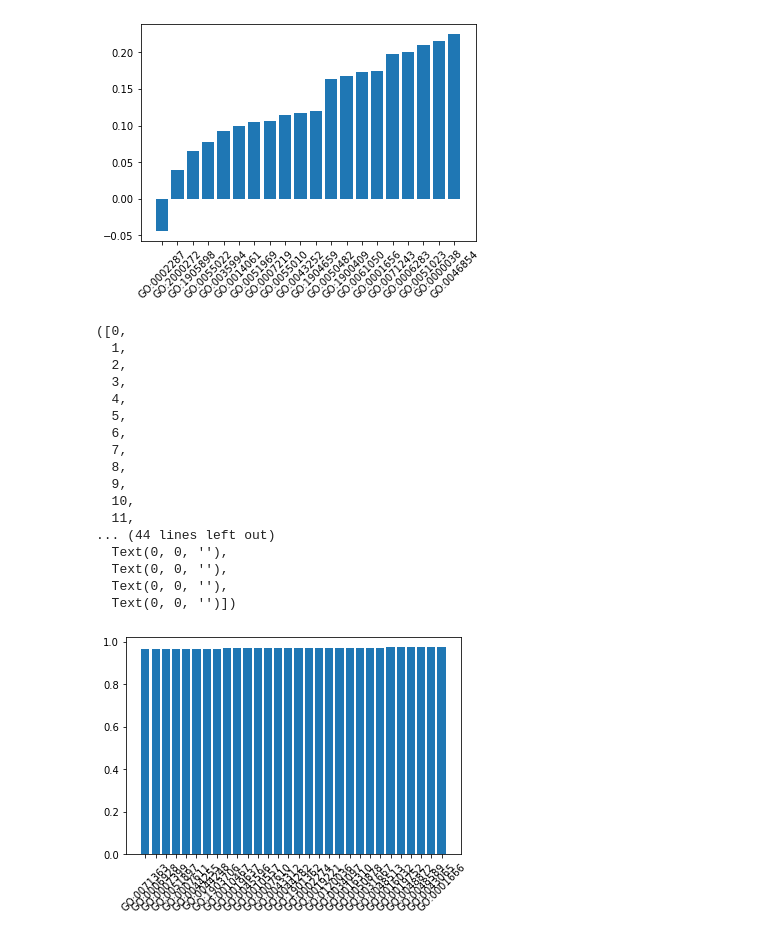
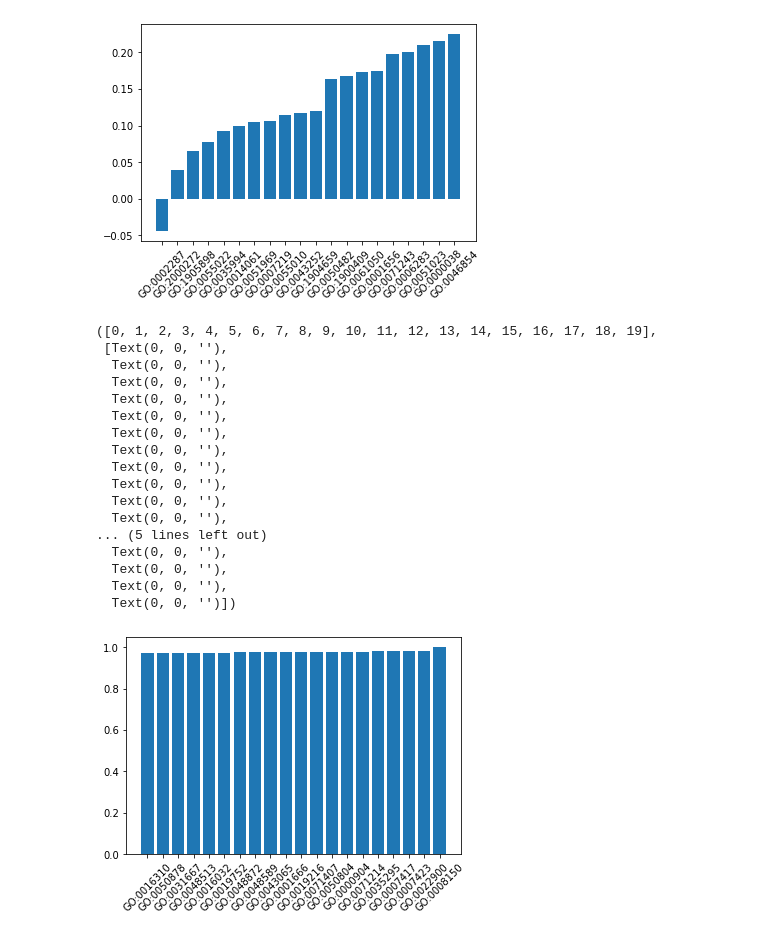
Before and after one commit to cannin/graph_neural_network_drug_response, a Jupyter notebook: notebook/[Camptothecin] Visualization of correlation for drug and GO terms.ipynb, the cells around one changed output. Drawn from its saved outputs; the diff is of its cells as text; code cells hidden in the pictures.

Commit message:
update visualization

```diff
--- a/notebook/[Camptothecin] Visualization of correlation for drug and GO terms.ipynb
+++ b/notebook/[Camptothecin] Visualization of correlation for drug and GO terms.ipynb
@@ -40,10 +40,3 @@ Camptothecin is an alkaloid isolated from the stem wood of the Chinese tree, Cam
 # %%
 df = pd.DataFrame(corr[corr['type'] == 'GO'][SMILES]).sort_values(SMILES)
 df = df[df[SMILES] != 0]
-# %%
-df = df.drop([
-    'GO:0008150', 'GO:0022900', 'GO:0007423',
-    'GO:0007417', 'GO:0035295', 'GO:0071214',
-    'GO:0000904', 'GO:0050804', 'GO:0071407',
-    'GO:0019216',
-])
@@ -118,26 +92,26 @@ plt.xticks(rotation=45)
 [figure]
 # %%
 plt.bar(
-    df.iloc[-30:].index,
-    df.iloc[-30:][SMILES]
+    df.iloc[-20:].index,
+    df.iloc[-20:][SMILES]
 )
 plt.xticks(rotation=45)
 # %% [output]
-([0,
-  1,
-  2,
-  3,
-  4,
-  5,
-  6,
-  7,
-  8,
-  9,
-  10,
-  11,
-... (44 lines left out)
+([0, 1, 2, 3, 4, 5, 6, 7, 8, 9, 10, 11, 12, 13, 14, 15, 16, 17, 18, 19],
+ [Text(0, 0, ''),
+  Text(0, 0, ''),
+  Text(0, 0, ''),
+  Text(0, 0, ''),
+  Text(0, 0, ''),
+  Text(0, 0, ''),
+  Text(0, 0, ''),
+  Text(0, 0, ''),
+  Text(0, 0, ''),
+  Text(0, 0, ''),
+  Text(0, 0, ''),
+... (5 lines left out)
   Text(0, 0, ''),
   Text(0, 0, ''),
   Text(0, 0, ''),
   Text(0, 0, '')])
-[figure, old version]
+[figure, new version]
```
Also changed, not shown: parts of 8 cells of this notebook, 3 other files.
